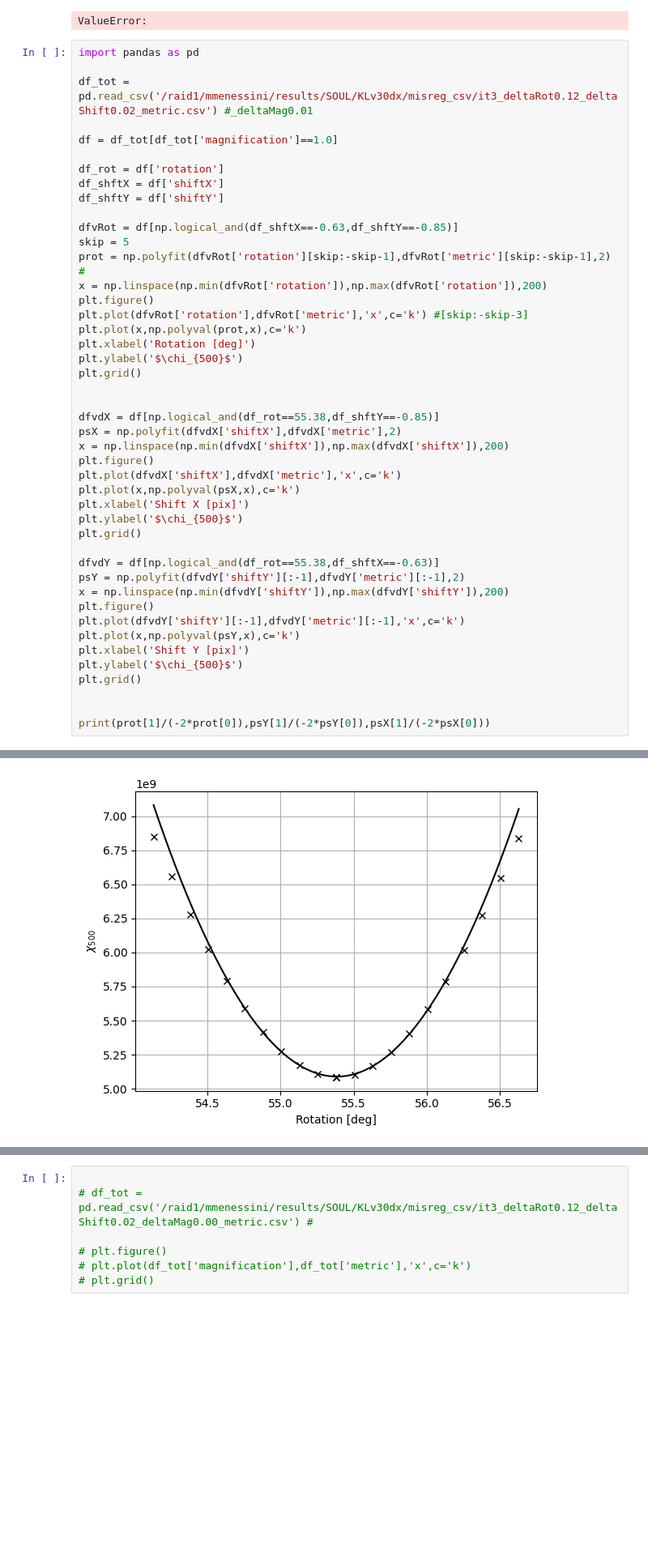
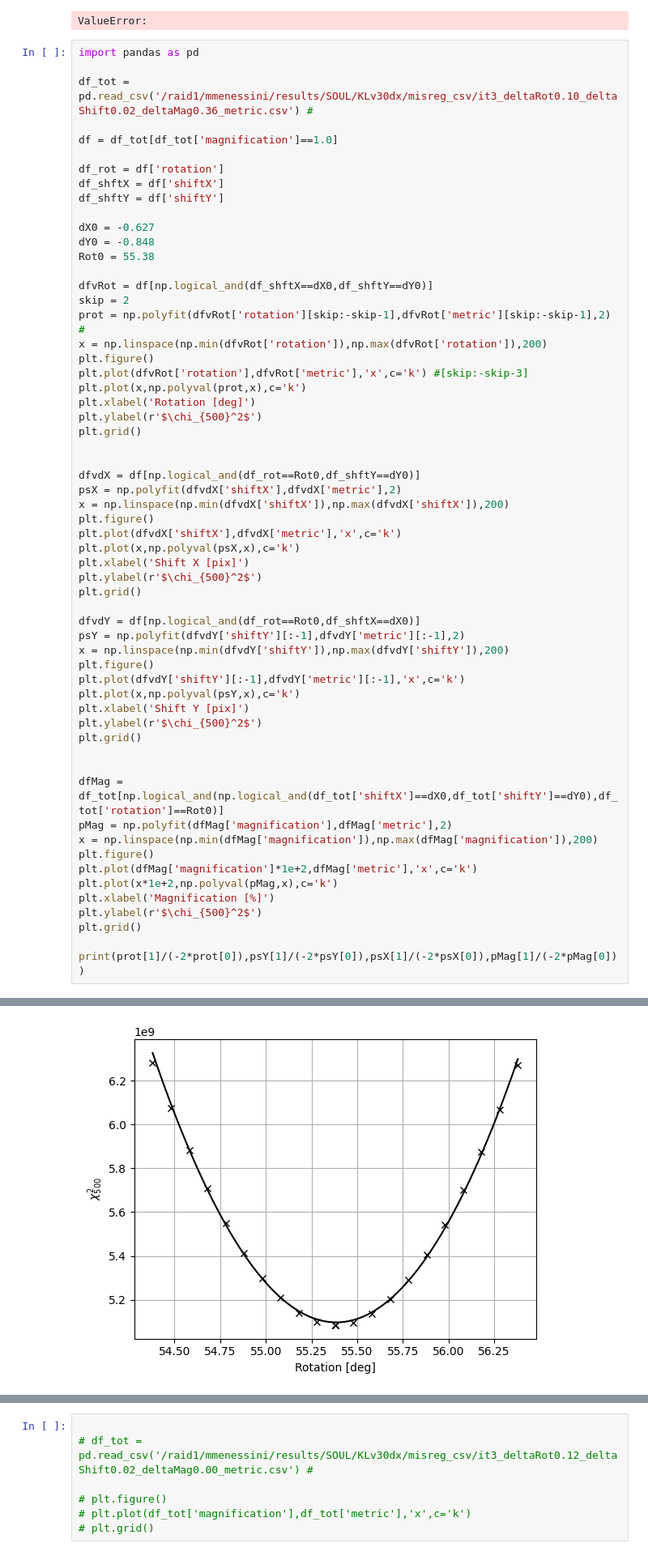
Before and after one commit to Menessao/SPECULA, a Jupyter notebook: config/ErrorBudget/LBTplots.ipynb, the cells around one changed output, grey strips where cells are left out. Shown at 81% size. Saved outputs shown, nothing was run; the diff lists cells and outputs as text; blank space fills up the shorter version.

```diff
--- a/config/ErrorBudget/LBTplots.ipynb
+++ b/config/ErrorBudget/LBTplots.ipynb
@@ -212,7 +212,7 @@ ValueError:
 # %%
 import pandas as pd
 
-df_tot = pd.read_csv('/raid1/mmenessini/results/SOUL/KLv30dx/misreg_csv/it3_deltaRot0.12_deltaShift0.02_metric.csv') #_deltaMag0.01
+df_tot = pd.read_csv('/raid1/mmenessini/results/SOUL/KLv30dx/misreg_csv/it3_deltaRot0.10_deltaShift0.02_deltaMag0.36_metric.csv') #
 
 df = df_tot[df_tot['magnification']==1.0]
 
@@ -220,38 +220,52 @@ df_rot = df['rotation']
 df_shftX = df['shiftX']
 df_shftY = df['shiftY']
 
-dfvRot = df[np.logical_and(df_shftX==-0.63,df_shftY==-0.85)]
-skip = 5
+dX0 = -0.627
+dY0 = -0.848
+Rot0 = 55.38
+
+dfvRot = df[np.logical_and(df_shftX==dX0,df_shftY==dY0)]
+skip = 2
 prot = np.polyfit(dfvRot['rotation'][skip:-skip-1],dfvRot['metric'][skip:-skip-1],2) #
 x = np.linspace(np.min(dfvRot['rotation']),np.max(dfvRot['rotation']),200)
 plt.figure()
 plt.plot(dfvRot['rotation'],dfvRot['metric'],'x',c='k') #[skip:-skip-3]
 plt.plot(x,np.polyval(prot,x),c='k')
 plt.xlabel('Rotation [deg]')
-plt.ylabel('$\chi_{500}$')
+plt.ylabel(r'$\chi_{500}^2$')
 plt.grid()
 
 
-dfvdX = df[np.logical_and(df_rot==55.38,df_shftY==-0.85)]
+dfvdX = df[np.logical_and(df_rot==Rot0,df_shftY==dY0)]
 psX = np.polyfit(dfvdX['shiftX'],dfvdX['metric'],2)
 x = np.linspace(np.min(dfvdX['shiftX']),np.max(dfvdX['shiftX']),200)
 plt.figure()
 plt.plot(dfvdX['shiftX'],dfvdX['metric'],'x',c='k')
 plt.plot(x,np.polyval(psX,x),c='k')
 plt.xlabel('Shift X [pix]')
-plt.ylabel('$\chi_{500}$')
+plt.ylabel(r'$\chi_{500}^2$')
 plt.grid()
 
-dfvdY = df[np.logical_and(df_rot==55.38,df_shftX==-0.63)]
+dfvdY = df[np.logical_and(df_rot==Rot0,df_shftX==dX0)]
 psY = np.polyfit(dfvdY['shiftY'][:-1],dfvdY['metric'][:-1],2)
 x = np.linspace(np.min(dfvdY['shiftY']),np.max(dfvdY['shiftY']),200)
 plt.figure()
 plt.plot(dfvdY['shiftY'][:-1],dfvdY['metric'][:-1],'x',c='k')
 plt.plot(x,np.polyval(psY,x),c='k')
 plt.xlabel('Shift Y [pix]')
-plt.ylabel('$\chi_{500}$')
+plt.ylabel(r'$\chi_{500}^2$')
 plt.grid()
 
 
-print(prot[1]/(-2*prot[0]),psY[1]/(-2*psY[0]),psX[1]/(-2*psX[0]))
+dfMag = df_tot[np.logical_and(np.logical_and(df_tot['shiftX']==dX0,df_tot['shiftY']==dY0),df_tot['rotation']==Rot0)]
+pMag = np.polyfit(dfMag['magnification'],dfMag['metric'],2)
+x = np.linspace(np.min(dfMag['magnification']),np.max(dfMag['magnification']),200)
+plt.figure()
+plt.plot(dfMag['magnification']*1e+2,dfMag['metric'],'x',c='k')
+plt.plot(x*1e+2,np.polyval(pMag,x),c='k')
+plt.xlabel('Magnification [%]')
+plt.ylabel(r'$\chi_{500}^2$')
+plt.grid()
+
+print(prot[1]/(-2*prot[0]),psY[1]/(-2*psY[0]),psX[1]/(-2*psX[0]),pMag[1]/(-2*pMag[0]))
 # %% [output]
@@ -259 +273 @@ print(prot[1]/(-2*prot[0]),psY[1]/(-2*psY[0]),psX[1]/(-2*psX[0]))
-[figure, old version]
+[figure, new version]
```
Also changed, not shown: parts of 9 cells of this notebook, 9 other files.
